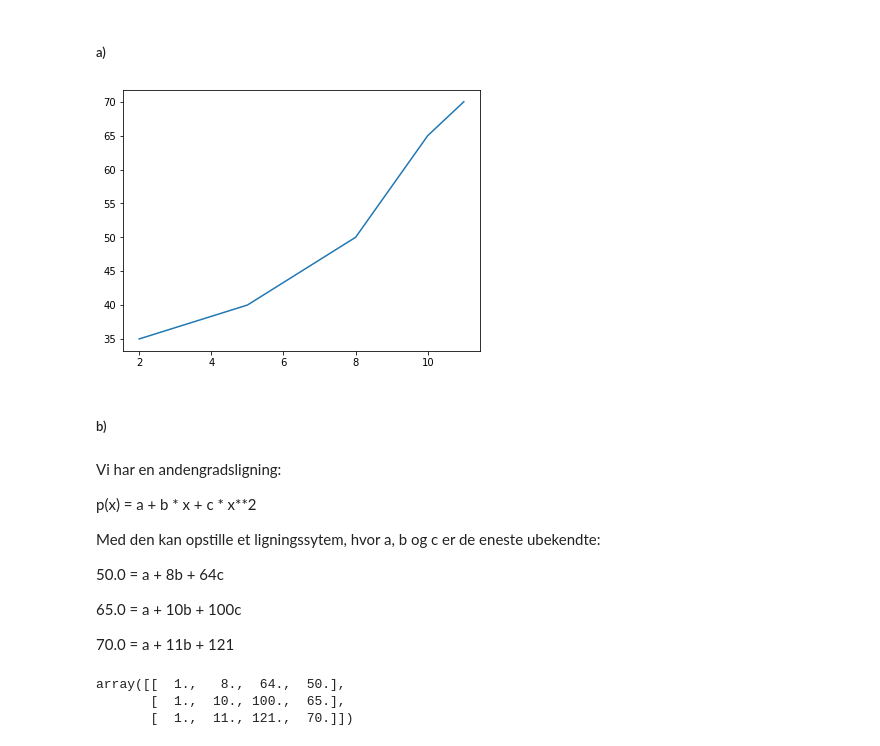
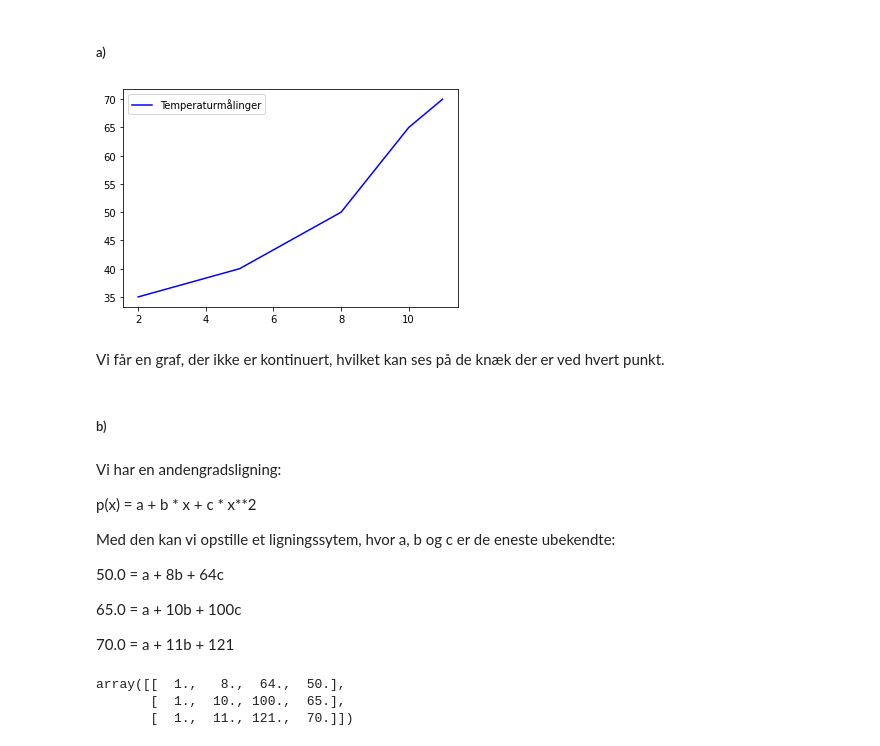
Before and after one commit to TKEglin/Aflevering-3, a Jupyter notebook: Afleveringsopgave-3.ipynb, the cells around one changed output. Cells and saved outputs as stored; diff of their text form; code cells hidden in the pictures.

```diff
--- a/Afleveringsopgave-3.ipynb
+++ b/Afleveringsopgave-3.ipynb
@@ -7,15 +7,18 @@ from matplotlib import figure
 # %% [markdown]
 ##### a)
 # %%
-tid = [2.0, 5.0, 8.0, 10.0, 11.0]
+tid = [2.0, 5.0, 8.0, 10.0, 11.0] # Der opstilles to matricer. En for tiden (x) og en for temperaturen (y)
 temperatur = [35.0, 40.0, 50.0, 65.0, 70.0]
 
-fig, ax = plt.subplots()
-ax.plot(tid, temperatur)
+fig, ax = plt.subplots() # Vi kan nu tegne grafen for funktionen, der går gennem disse punkter
+ax.plot(tid, temperatur, "b", label = "Temperaturmålinger")
+ax.legend()
 plt.show()
 print("\n")
 # %% [output]
-[figure, old version]
+[figure, new version]
+# %% [markdown]
+Vi får en graf, der ikke er kontinuert, hvilket kan ses på de knæk der er ved hvert punkt.
 # %% [markdown]
 ##### b)
 # %% [markdown]
@@ -23,7 +26,7 @@ Vi har en andengradsligning:
 
 p(x) = a + b * x + c * x**2
 
-Med den kan opstille et ligningssytem, hvor a, b og c er de eneste ubekendte:
+Med den kan vi opstille et ligningssytem, hvor a, b og c er de eneste ubekendte:
 
 50.0 = a + 8b + 64c
 
```
Also changed, not shown: parts of 5 cells of this notebook.
